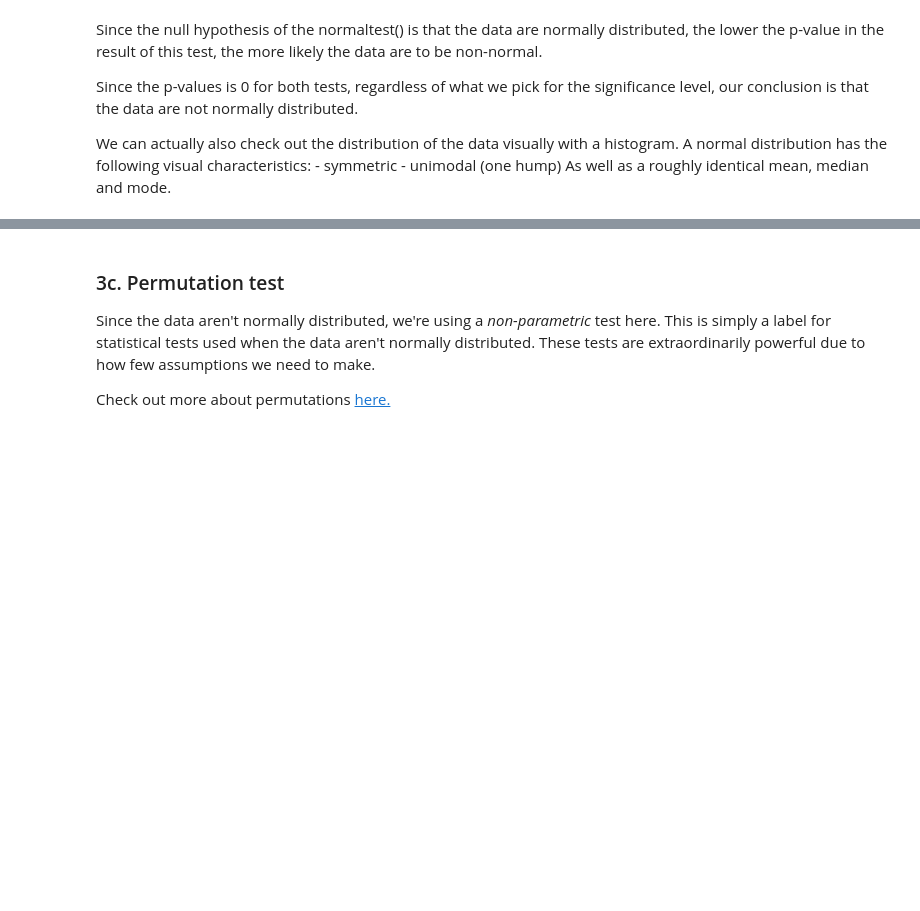
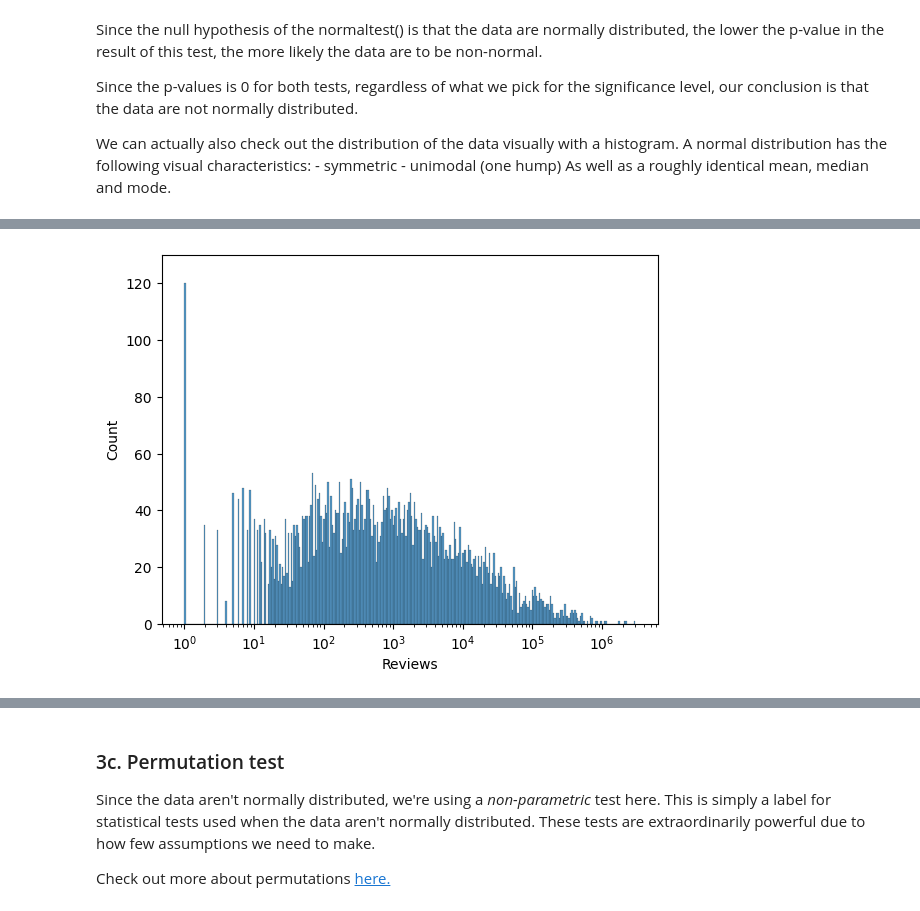
Before and after one commit to blue-santa/sprinboard-data-science-2026, a Jupyter notebook: 11-python-statistics-in-eda/03-hypothesis-testing/integrating-apps-case-study/Springboard Apps project - Tier 3 - Complete.ipynb, the cells around one changed output, grey strips where cells are left out. Cells and saved outputs as stored; diff of their text form; code cells hidden in the pictures; blank space fills up the shorter version.

```diff
--- a/11-python-statistics-in-eda/03-hypothesis-testing/integrating-apps-case-study/Springboard Apps project - Tier 3 - Complete.ipynb
+++ b/11-python-statistics-in-eda/03-hypothesis-testing/integrating-apps-case-study/Springboard Apps project - Tier 3 - Complete.ipynb
@@ -527,3 +550,11 @@ As well as a roughly identical mean, median and mode.
+# %%
+apple_df_max_count = apple_df['Reviews'].value_counts().iat[0]
+apple_df_nunique = apple_df['Reviews'].nunique()
 # %%
 # Create a histogram of the apple reviews distribution
-_ _ _
+fig, ax = plt.subplots()
+_ = sns.histplot(x='Reviews', data=apple_df, bins=int(apple_df_nunique / 10), log_scale=True)
+_ = plt.ylim(0, apple_df_max_count + 10)
+plt.show()
+# %% [output]
+[figure, added]
```
Also changed, not shown: parts of 9 cells of this notebook.
